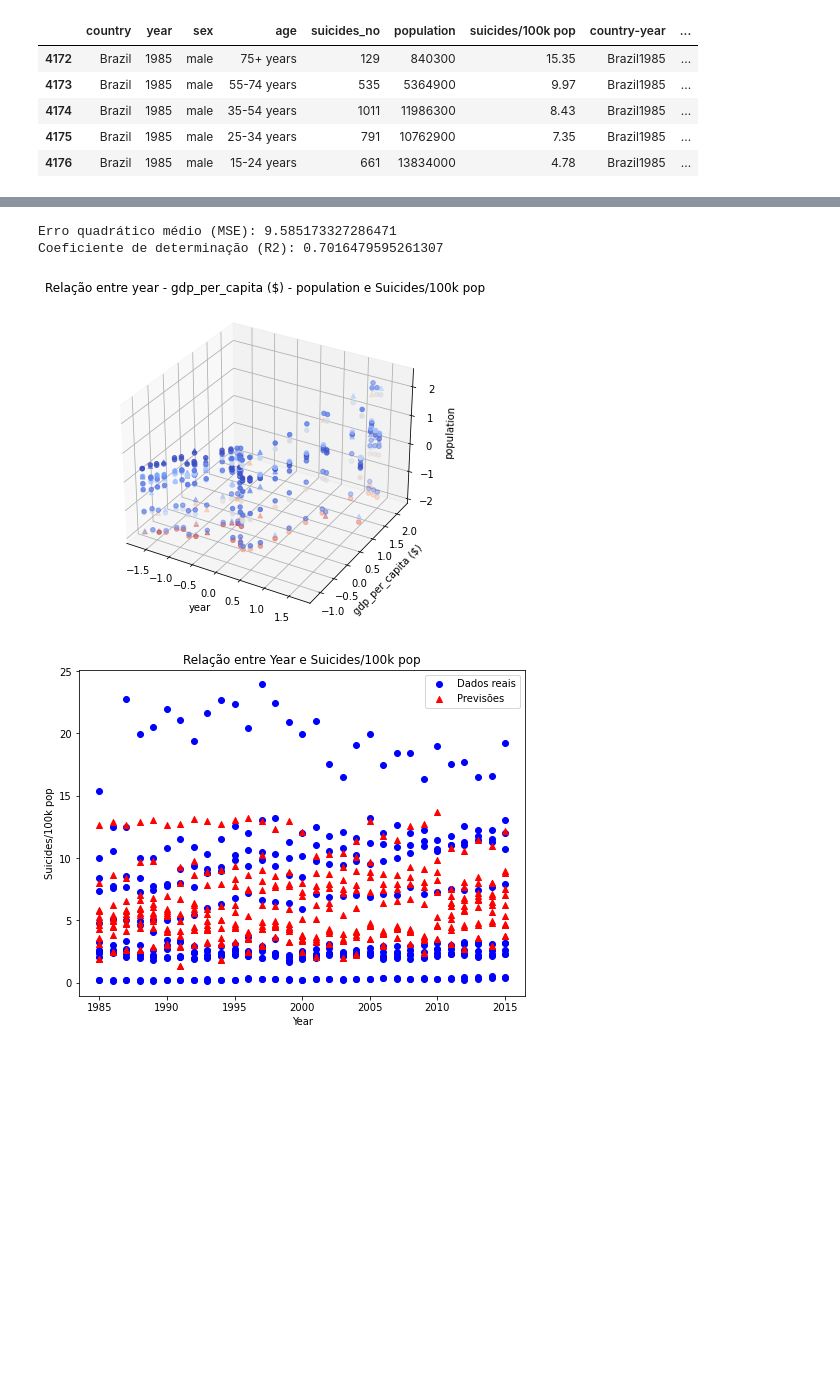
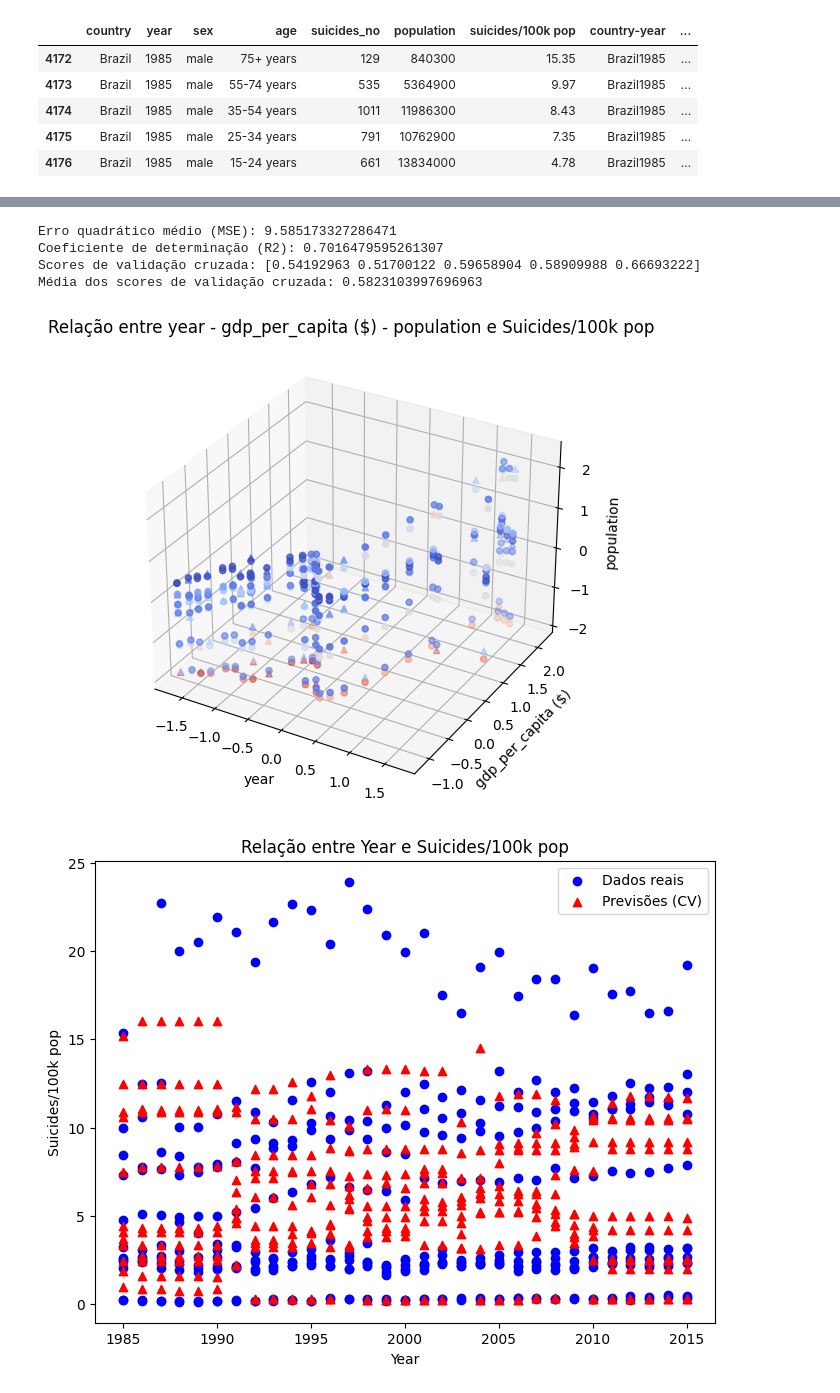
Before and after one commit to mauricio-sj/Trabalho_02_Introducao-ao-Aprendizado-de-Maquina-ENGG67, a Jupyter notebook: Regressão_kNN_setembro_amarelo.ipynb, the cells around one changed output, grey strips where cells are left out. Saved outputs shown, nothing was run; the diff lists cells and outputs as text; code cells hidden in the pictures; blank space fills up the shorter version.

```diff
--- a/Regressão_kNN_setembro_amarelo.ipynb
+++ b/Regressão_kNN_setembro_amarelo.ipynb
@@ -100,7 +129,7 @@ from sklearn.metrics import mean_squared_error
 from sklearn.preprocessing import OneHotEncoder, StandardScaler
 
 # Carregar o arquivo CSV
-df = pd.read_csv("suicide_rates.csv")
+df = pd.read_csv("https://raw.githubusercontent.com/carlosfab/data_science/master/datasets/suicide_rates.csv")
 
 # Filtrar somente os dados do Brasil
 df_brazil = df[df['country'] == 'Brazil']
@@ -144,8 +173,14 @@ for k in k_values:
     mse = mean_squared_error(y_test, y_pred)
     mse_values.append(mse)
 
+# Encontrar o melhor valor de k
+best_k = k_values[np.argmin(mse_values)]
+best_mse = np.min(mse_values)
+print("Melhor valor de k:", best_k)
+print("Menor MSE:", best_mse)
+
 # Plotar o gráfico de variação do MSE em relação ao valor de k
-plt.figure(figsize=(16, 12))
+plt.figure(figsize=(12, 10))
 plt.plot(k_values, mse_values, marker='o')
 plt.xlabel('Valor de k')
 plt.ylabel('Erro Quadrático Médio (MSE)')
@@ -157,4 +212,7 @@ plt.show()
 # %%
+# Importar bibliotecas adicionais
+from sklearn.metrics import mean_squared_error, r2_score
+from sklearn.model_selection import cross_val_score, cross_val_predict
 
 # Filtrar somente os dados do Brasil
 df_brazil = df[df['country'] == 'Brazil']
@@ -193,6 +251,14 @@ r2 = r2_score(y_test, y_pred)
 print("Erro quadrático médio (MSE):", mse)
 print("Coeficiente de determinação (R2):", r2)
 
+# Realizar validação cruzada
+cv_scores = cross_val_score(knn, X_normalized, y, cv=5)
+print("Scores de validação cruzada:", cv_scores)
+print("Média dos scores de validação cruzada:", np.mean(cv_scores))
+
+# Fazer previsões com validação cruzada
+y_pred_cv = cross_val_predict(knn, X_normalized, y, cv=5)
+
 # Criar um gráfico de dispersão 3D
 fig = plt.figure(figsize=(8, 6))
 ax = fig.add_subplot(111, projection='3d')
@@ -216,34 +282,57 @@ ax.scatter(X_test[:, X_encoded.columns.get_loc(x_var)],
 
 # Configurar os rótulos dos eixos
 ax.set_xlabel(x_var)
 ax.set_ylabel(y_var)
 ax.set_zlabel(z_var)
 ax.set_title('Relação entre {} - {} - {} e Suicides/100k pop'.format(x_var, y_var, z_var))
 
 # Mostrar o gráfico
 plt.show()
 
 # Gráfico 2D: Relação entre year e suicides/100k pop
 plt.figure(figsize=(8, 6))
 plt.scatter(X_encoded['year'], y, c='b', label='Dados reais')
-plt.scatter(X_encoded['year'], knn.predict(X_normalized), c='r', marker='^', label='Previsões')
+plt.scatter(X_encoded['year'], y_pred_cv, c='r', marker='^', label='Previsões (CV)')
 plt.xlabel('Year')
 plt.ylabel('Suicides/100k pop')
 plt.title('Relação entre Year e Suicides/100k pop')
 plt.legend()
 plt.show()
 
 # Gráfico 2D: Relação entre gdp_per_capita ($) e suicides/100k pop
 plt.figure(figsize=(8, 6))
 plt.scatter(X_encoded['gdp_per_capita ($)'], y, c='b', label='Dados reais')
-plt.scatter(X_encoded['gdp_per_capita ($)'], knn.predict(X_normalized), c='r', marker='^', label='Previsões')
+plt.scatter(X_encoded['gdp_per_capita ($)'], y_pred_cv, c='r', marker='^', label='Previsões (CV)')
 plt.xlabel('GDP per Capita ($)')
 plt.ylabel('Suicides/100k pop')
 plt.title('Relação entre GDP per Capita ($) e Suicides/100k pop')
 plt.legend()
 plt.show()
+
+# Criar um gráfico de dispersão por geração
+generations = df_brazil['generation'].unique()
+num_generations = len(generations)
+fig, axs = plt.subplots(num_generations, figsize=(8, 6*num_generations), sharex=True, sharey=True)
+
+for i, generation in enumerate(generations):
+    axs[i].scatter(X_encoded.loc[df_brazil['generation'] == generation, 'year'],
+                   y[df_brazil['generation'] == generation],
+                   c='b', label='Dados reais')
+    axs[i].scatter(X_encoded.loc[df_brazil['generation'] == generation, 'year'],
+                   y_pred_cv[df_brazil['generation'] == generation],
+                   c='r', marker='^', label='Previsões (CV)')
+    axs[i].set_xlabel('Year')
+    axs[i].set_ylabel('Suicides/100k pop')
+    axs[i].set_title('Relação entre Year e Suicides/100k pop - {}'.format(generation))
+    axs[i].legend()
+
+# Mostrar os gráficos
+plt.tight_layout()
+plt.show()
 # %% [output]
 Erro quadrático médio (MSE): 9.585173327286471
 Coeficiente de determinação (R2): 0.7016479595261307
+Scores de validação cruzada: [0.54192963 0.51700122 0.59658904 0.58909988 0.66693222]
+Média dos scores de validação cruzada: 0.5823103997696963
-[figure, old version]
+[figure, new version]
-[figure, old version]
+[figure, new version]
```
Also changed, not shown: parts of 9 cells of this notebook.
